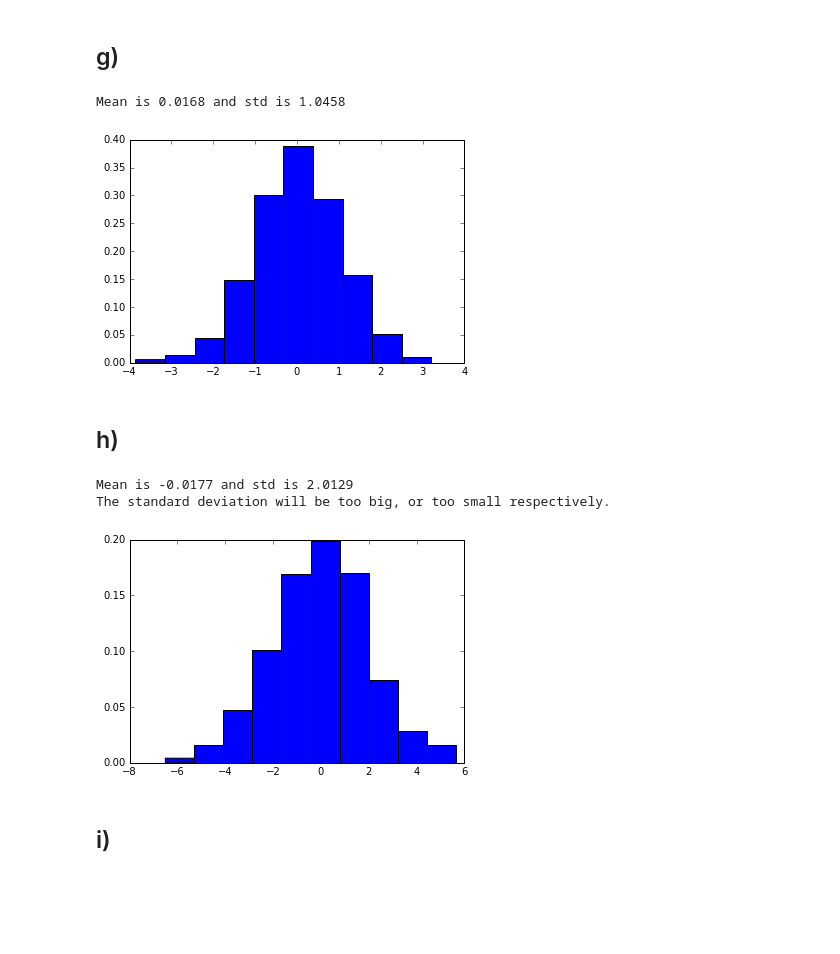
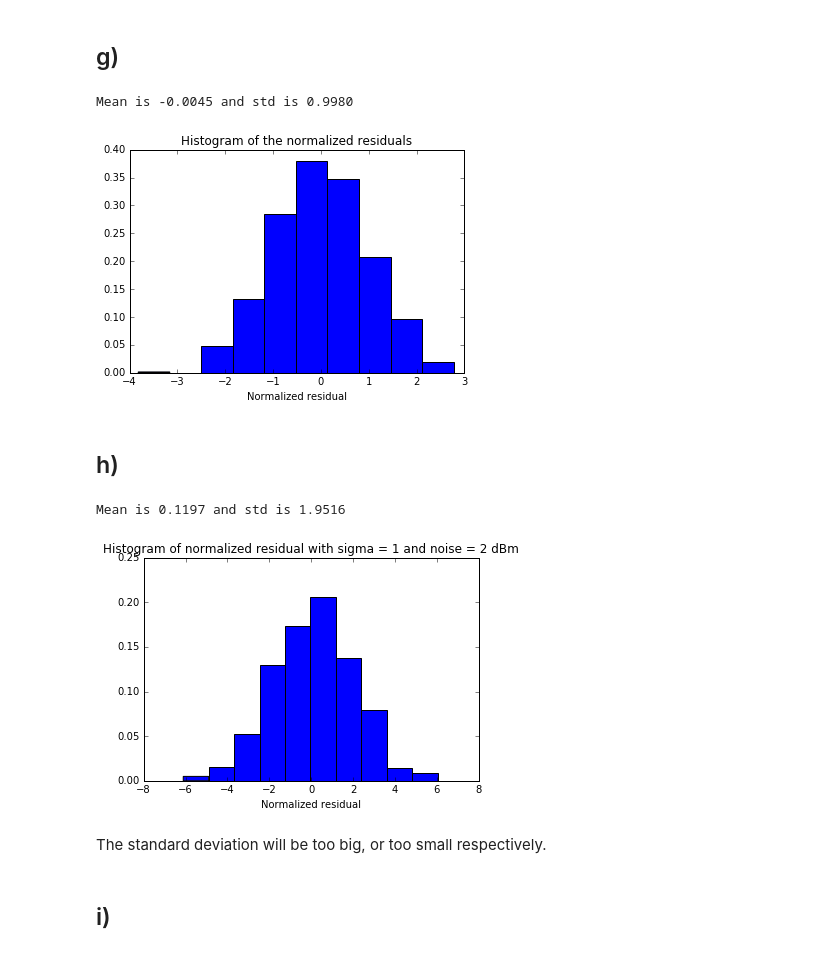
Before and after one commit to barisdemirdelen/bigdata, a Jupyter notebook: assignment.ipynb, the cells around one changed output. Saved outputs shown, nothing was run; the diff lists cells and outputs as text; code cells hidden in the pictures; blank space fills up the shorter version.

```diff
--- a/assignment.ipynb
+++ b/assignment.ipynb
@@ -75,38 +80,42 @@ $P(x ,y) = P_t + 20 \times ^{10}\log \left( \frac{c}{4\pi f}\right) - 10 \times
 ## g)
 # %%
 Pt = np.zeros(1000)
-r = 404 ** 0.5
+r = (20**2 + 2**2) ** 0.5
 Pr = get_transmission_power(Pt, r) + np.random.randn(1000)
 
 normalized_residual = get_transmission_power(Pt, r) - Pr
 plt.hist(normalized_residual, normed=True)
+plt.title("Histogram of the normalized residuals")
+plt.xlabel("Normalized residual")
 
 mean = np.mean(normalized_residual)
 std = np.std(normalized_residual)
 
 print("Mean is %.4f and std is %.4f" % (mean, std))
 # %% [output]
-Mean is 0.0168 and std is 1.0458
+Mean is -0.0045 and std is 0.9980
-[figure, old version]
+[figure, new version]
 # %% [markdown]
 ## h)
 # %%
 Pt = np.zeros(1000)
-r = 404 ** 0.5
+r = r = (20**2 + 2**2) ** 0.5
 Pr = get_transmission_power(Pt, r) + np.random.normal(0, 2, 1000)
 
 normalized_residual = get_transmission_power(Pt, r) - Pr
 plt.hist(normalized_residual, normed=True)
+plt.title("Histogram of normalized residual with sigma = 1 and noise = 2 dBm")
+plt.xlabel("Normalized residual")
 
 mean = np.mean(normalized_residual)
 std = np.std(normalized_residual)
 
 print("Mean is %.4f and std is %.4f" % (mean, std))
-print("The standard deviation will be too big, or too small respectively.")
 # %% [output]
-Mean is -0.0177 and std is 2.0129
-The standard deviation will be too big, or too small respectively.
+Mean is 0.1197 and std is 1.9516
-[figure, old version]
+[figure, new version]
+# %% [markdown]
+The standard deviation will be too big, or too small respectively.
 # %% [markdown]
 ## i)
 # %%
```
Also changed, not shown: parts of 15 cells of this notebook.
